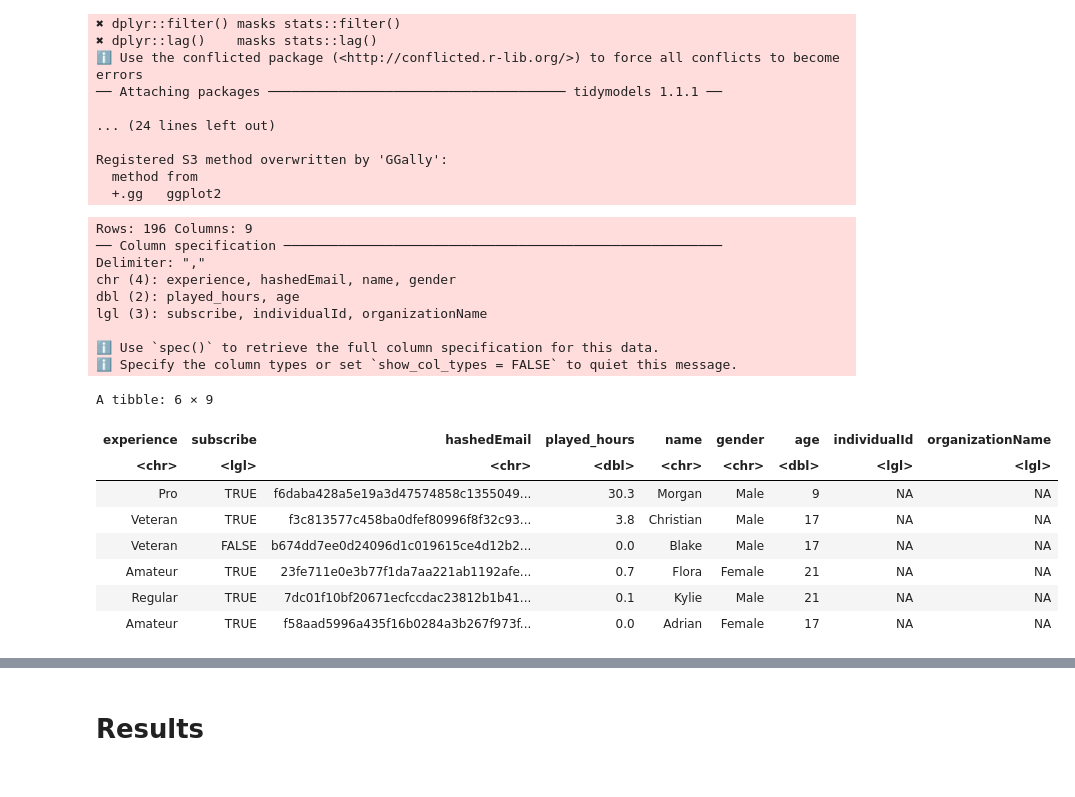
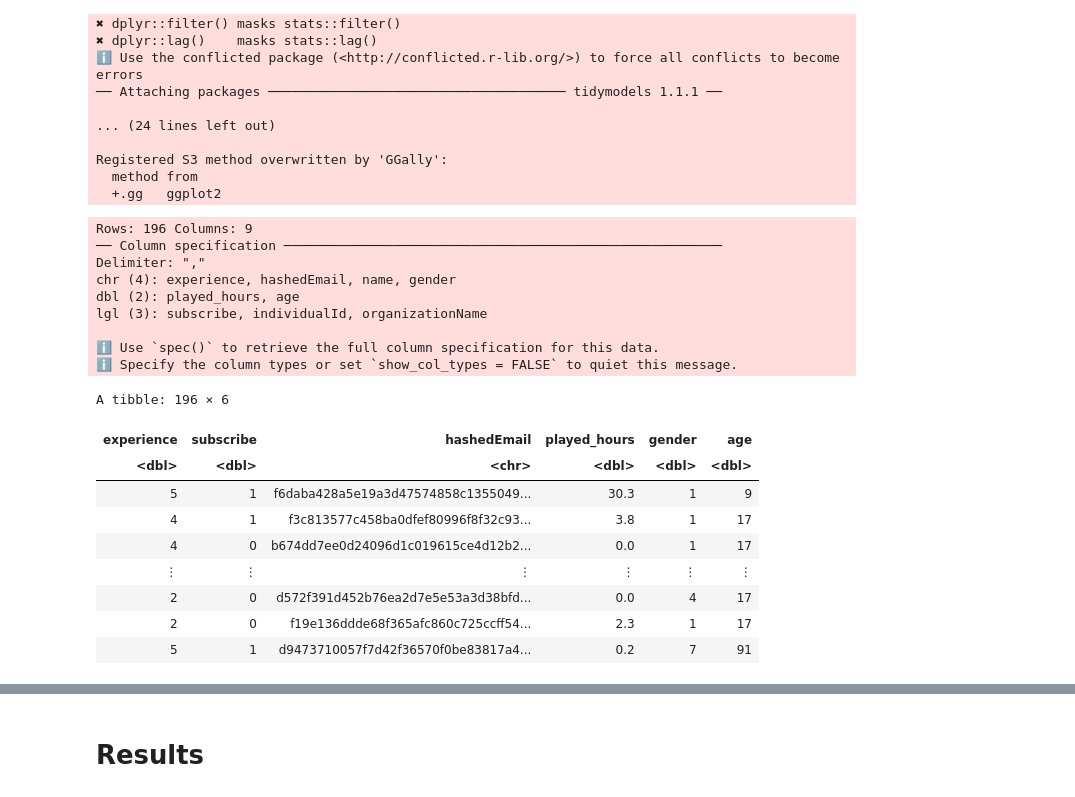
Before and after one commit to akdivinagracia/project-009-2, a Jupyter notebook: notebook.ipynb, the cells around one changed output, grey strips where cells are left out. Cells and saved outputs as stored; diff of their text form; code cells hidden in the pictures.

```diff
--- a/notebook.ipynb
+++ b/notebook.ipynb
@@ -64,27 +64,43 @@ Registered S3 method overwritten by 'GGally':
   method from
   +.gg   ggplot2
 # %%
-#load in players data table
-url <- "https://drive.google.com/uc?export=download&id=1Mw9vW0hjTJwRWx0bDXiSpYsO3gKogaPz"
-players <- read_csv(url)
-head(players)
+# load and wrangle players data set
+players <- read_csv("https://drive.google.com/uc?export=download&id=1Mw9vW0hjTJwRWx0bDXiSpYsO3gKogaPz") |>
+    select(-name, -individualId, -organizationName) |>                                                      # removed columns not needed for analysis
+    mutate(experience = case_when(experience == "Beginner" ~ 1,
+                                  experience == "Amateur" ~ 2,
+                                  experience == "Regular" ~ 3,
+                                  experience == "Veteran" ~ 4,
+                                  experience == "Pro" ~ 5)) |>
+    mutate(subscribe = case_when(subscribe == FALSE ~ 0,
+                                 subscribe == TRUE ~ 1)) |>
+    mutate(gender = case_when(gender == "Male" ~ 1,
+                              gender == "Female" ~ 2,
+                              gender == "Non-binary" ~ 3,
+                              gender == "Prefer not to say" ~ 4,
+                              gender == "Agender" ~ 5,
+                              gender == "Two-Spirited" ~ 6,
+                              gender == "Other" ~ 7))
+
+players
 # %% [output]
 Rows: 196 Columns: 9
 ── Column specification ────────────────────────────────────────────────────────
 Delimiter: ","
 chr (4): experience, hashedEmail, name, gender
 dbl (2): played_hours, age
 lgl (3): subscribe, individualId, organizationName
 
 ℹ Use `spec()` to retrieve the full column specification for this data.
 ℹ Specify the column types or set `show_col_types = FALSE` to quiet this message.
-A tibble: 6 × 9
+A tibble: 196 × 6
-| experience | subscribe | hashedEmail | played_hours | name | gender | age | individualId | organizationName |
-| <chr> | <lgl> | <chr> | <dbl> | <chr> | <chr> | <dbl> | <lgl> | <lgl> |
-| Pro | TRUE | f6daba428a5e19a3d47574858c1355049... | 30.3 | Morgan | Male | 9 | NA | NA |
-| Veteran | TRUE | f3c813577c458ba0dfef80996f8f32c93... | 3.8 | Christian | Male | 17 | NA | NA |
-| Veteran | FALSE | b674dd7ee0d24096d1c019615ce4d12b2... | 0.0 | Blake | Male | 17 | NA | NA |
-| Amateur | TRUE | 23fe711e0e3b77f1da7aa221ab1192afe... | 0.7 | Flora | Female | 21 | NA | NA |
-| Regular | TRUE | 7dc01f10bf20671ecfccdac23812b1b41... | 0.1 | Kylie | Male | 21 | NA | NA |
-| Amateur | TRUE | f58aad5996a435f16b0284a3b267f973f... | 0.0 | Adrian | Female | 17 | NA | NA |
+| experience | subscribe | hashedEmail | played_hours | gender | age |
+| <dbl> | <dbl> | <chr> | <dbl> | <dbl> | <dbl> |
+| 5 | 1 | f6daba428a5e19a3d47574858c1355049... | 30.3 | 1 | 9 |
+| 4 | 1 | f3c813577c458ba0dfef80996f8f32c93... | 3.8 | 1 | 17 |
+| 4 | 0 | b674dd7ee0d24096d1c019615ce4d12b2... | 0.0 | 1 | 17 |
+| ⋮ | ⋮ | ⋮ | ⋮ | ⋮ | ⋮ |
+| 2 | 0 | d572f391d452b76ea2d7e5e53a3d38bfd... | 0.0 | 4 | 17 |
+| 2 | 0 | f19e136ddde68f365afc860c725ccff54... | 2.3 | 1 | 17 |
+| 5 | 1 | d9473710057f7d42f36570f0be83817a4... | 0.2 | 7 | 91 |
 # %%
```
Also changed, not shown: parts of 5 cells of this notebook.
